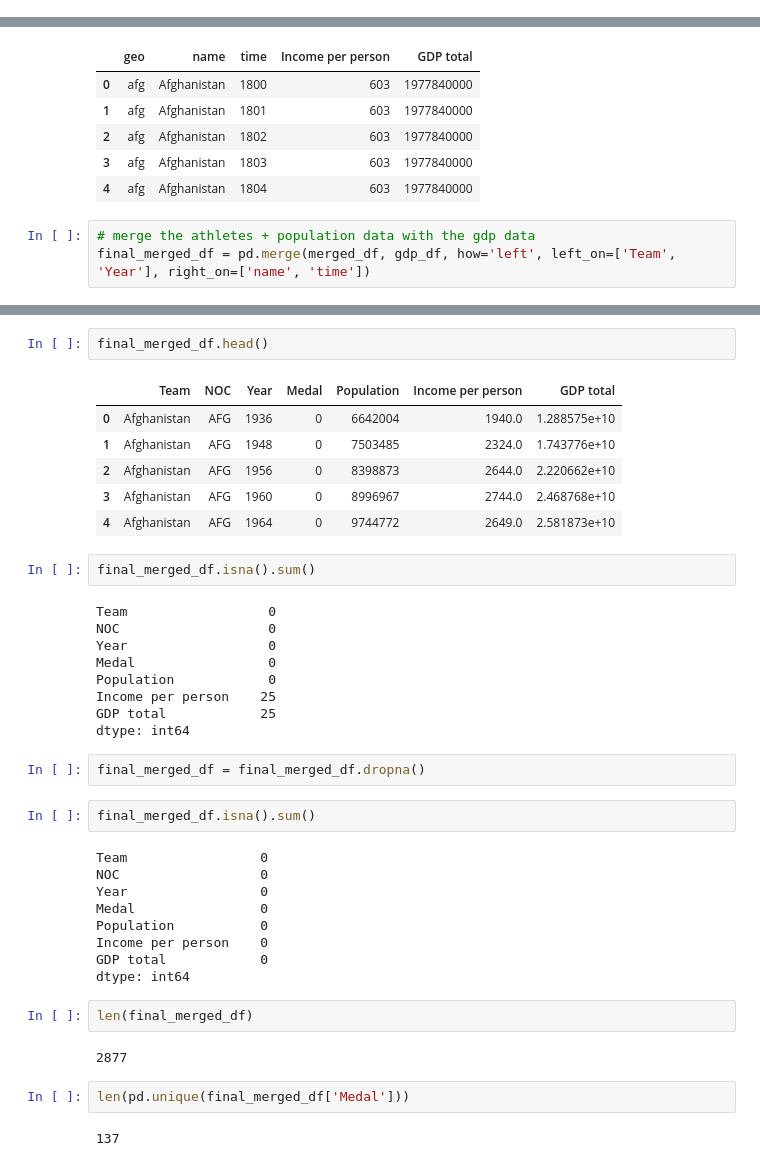
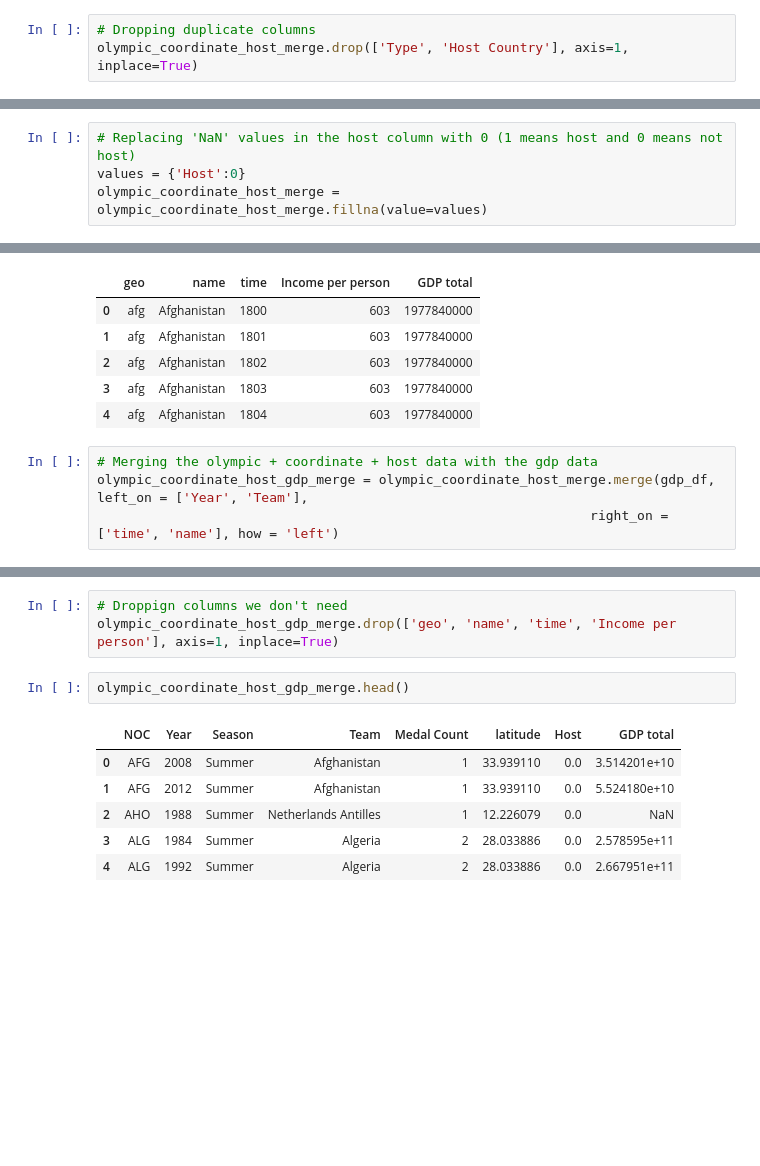
Before and after one commit to EJones621/Olympic_Analysis, a Jupyter notebook: Import to MongoDB/cleaning_machine_learning.ipynb, the cells around one changed output, grey strips where cells are left out. Drawn from its saved outputs; the diff is of its cells as text; blank space fills up the shorter version.

```diff
--- a/Import to MongoDB/cleaning_machine_learning.ipynb
+++ b/Import to MongoDB/cleaning_machine_learning.ipynb
@@ -125,0 +319,3 @@ merged_df.head()
+# %%
+# Dropping duplicate columns
+olympic_coordinate_host_merge.drop(['Type', 'Host Country'], axis=1, inplace=True)
@@ -125,0 +346,4 @@ merged_df.head()
+# %%
+# Replacing 'NaN' values in the host column with 0 (1 means host and 0 means not host)
+values = {'Host':0}
+olympic_coordinate_host_merge = olympic_coordinate_host_merge.fillna(value=values)
@@ -133,6 +366,7 @@ gdp_df.head()
 | 3 | afg | Afghanistan | 1803 | 603 | 1977840000 |
 | 4 | afg | Afghanistan | 1804 | 603 | 1977840000 |
 # %%
-# merge the athletes + population data with the gdp data
-final_merged_df = pd.merge(merged_df, gdp_df, how='left', left_on=['Team', 'Year'], right_on=['name', 'time'])
+# Merging the olympic + coordinate + host data with the gdp data
+olympic_coordinate_host_gdp_merge = olympic_coordinate_host_merge.merge(gdp_df, left_on = ['Year', 'Team'],
+                                                               right_on = ['time', 'name'], how = 'left')
 # %%
@@ -150,41 +403,12 @@ final_merged_df = final_merged_df.drop(['name', 'time', 'geo'], axis=1)
+# %%
+# Droppign columns we don't need
+olympic_coordinate_host_gdp_merge.drop(['geo', 'name', 'time', 'Income per person'], axis=1, inplace=True)
 # %%
-final_merged_df.head()
+olympic_coordinate_host_gdp_merge.head()
 # %% [output]
-|  | Team | NOC | Year | Medal | Population | Income per person | GDP total |
-| 0 | Afghanistan | AFG | 1936 | 0 | 6642004 | 1940.0 | 1.288575e+10 |
-| 1 | Afghanistan | AFG | 1948 | 0 | 7503485 | 2324.0 | 1.743776e+10 |
-| 2 | Afghanistan | AFG | 1956 | 0 | 8398873 | 2644.0 | 2.220662e+10 |
-| 3 | Afghanistan | AFG | 1960 | 0 | 8996967 | 2744.0 | 2.468768e+10 |
-| 4 | Afghanistan | AFG | 1964 | 0 | 9744772 | 2649.0 | 2.581873e+10 |
+|  | NOC | Year | Season | Team | Medal Count | latitude | Host | GDP total |
+| 0 | AFG | 2008 | Summer | Afghanistan | 1 | 33.939110 | 0.0 | 3.514201e+10 |
+| 1 | AFG | 2012 | Summer | Afghanistan | 1 | 33.939110 | 0.0 | 5.524180e+10 |
+| 2 | AHO | 1988 | Summer | Netherlands Antilles | 1 | 12.226079 | 0.0 | NaN |
+| 3 | ALG | 1984 | Summer | Algeria | 2 | 28.033886 | 0.0 | 2.578595e+11 |
+| 4 | ALG | 1992 | Summer | Algeria | 2 | 28.033886 | 0.0 | 2.667951e+11 |
-# %%
-final_merged_df.isna().sum()
-# %% [output]
-Team                  0
-NOC                   0
-Year                  0
-Medal                 0
-Population            0
-Income per person    25
-GDP total            25
-dtype: int64
-# %%
-final_merged_df = final_merged_df.dropna()
-# %%
-final_merged_df.isna().sum()
-# %% [output]
-Team                 0
-NOC                  0
-Year                 0
-Medal                0
-Population           0
-Income per person    0
-GDP total            0
-dtype: int64
-# %%
-len(final_merged_df)
-# %% [output]
-2877
-# %%
-len(pd.unique(final_merged_df['Medal']))
-# %% [output]
-137
```
Also changed, not shown: parts of 74 cells of this notebook.
